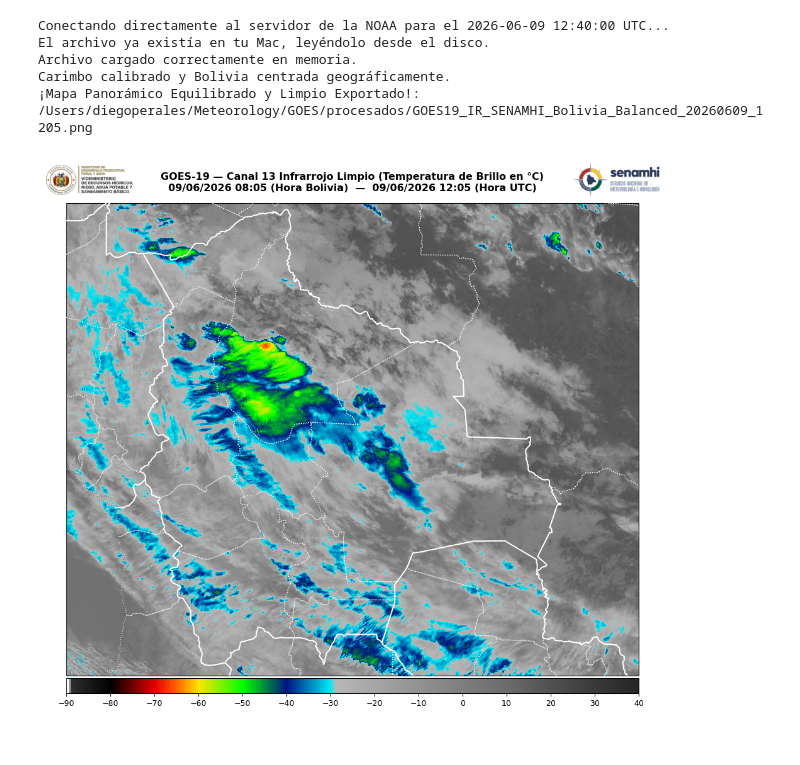
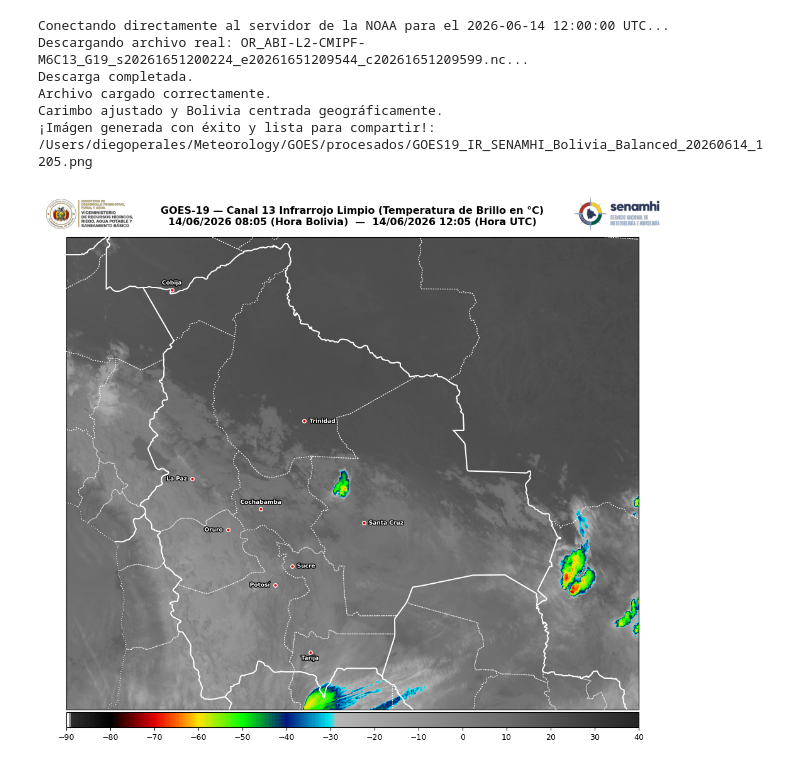
Before and after one commit to diegomapper/goes_env, a Jupyter notebook: Scripts/01_goes19_infrarrojo.ipynb, the cells around one changed output. Drawn from its saved outputs; the diff is of its cells as text; code cells hidden in the pictures.

Commit message:
Agregar ciudades capitales al producto visual

```diff
--- a/Scripts/01_goes19_infrarrojo.ipynb
+++ b/Scripts/01_goes19_infrarrojo.ipynb
@@ -10,8 +10,8 @@ import s3fs
 # ==========================================
 # 1. CONFIGURACIÓN DEL USUARIO
 # ==========================================
-# Fecha que quieres buscar (Año, Mes, Día, Hora UTC)
-FECHA_BUSCADA = datetime(2026, 6, 9, 12, 40)
+# Fecha y hora de la imágen satelital (Año, Mes, Día, Hora, Minutos [UTC])
+FECHA_BUSCADA = datetime(2026, 6, 14, 12, 00)
 
 # Rutas locales
 BASE_DIR = "/Users/diegoperales/Meteorology/GOES"
@@ -54,7 +54,7 @@ try:
 
     # Descarga física al disco duro
     if not os.path.exists(local_path):
-        print(f"Descargando archivo real: {file_name}...")
+        print(f"Descargando archivo: {file_name}...")
         fs.get(s3_path, local_path)
         print("Descarga completada.")
     else:
@@ -142,18 +142,53 @@ ax.add_feature(cfeature.COASTLINE, linestyle='-', edgecolor='#555555', linewidth
 ax.add_feature(cfeature.BORDERS, linestyle='-', edgecolor=COLOR_BLANCO, linewidth=1.4, zorder=3)
 ax.add_feature(cfeature.STATES, linestyle=(0, (1, 2)), edgecolor=COLOR_BLANCO, linewidth=0.9, zorder=4)
 
-# --- CAPA 3: DOBLE HUSO HORARIO ---
+# --- CAPA 3: CAPITALES DE DEPARTAMENTO ---
+import matplotlib.patheffects as patheffects  # Importación para el efecto de borde
+
+# Diccionario con las coordenadas exactas de las 9 capitales de Bolivia
+capitales = {
+    "Cobija":        {"lat": -11.02, "lon": -68.74, "pos": "top"},
+    "Trinidad":      {"lat": -14.83, "lon": -64.90, "pos": "right"},
+    "La Paz":        {"lat": -16.50, "lon": -68.15, "pos": "left"},
+    "Cochabamba":    {"lat": -17.38, "lon": -66.16, "pos": "top"},
+    "Santa Cruz":    {"lat": -17.78, "lon": -63.18, "pos": "right"},
+    "Oruro":         {"lat": -17.98, "lon": -67.11, "pos": "left"},
+    "Sucre":         {"lat": -19.03, "lon": -65.26, "pos": "right"},
+    "Potosí":        {"lat": -19.58, "lon": -65.75, "pos": "left"},
+    "Tarija":        {"lat": -21.53, "lon": -64.73, "pos": "bottom"}
+}
+
+# Dibujamos los puntos y los nombres de las capitales
+for ciudad, info in capitales.items():
+    # 1. Dibujar el punto rojo con borde blanco y ajustar el tamaño (marksize)
+    ax.plot(info["lon"], info["lat"], marker='o', color='#E50001',
+            markersize=4, markeredgecolor='white', markeredgewidth=1.0,
+            transform=ccrs.PlateCarree(), zorder=10)
+
+    # 2. Ajuste del texto para que no se posicione sobre el punto
+    offset_lon = 0.15 if info["pos"] == "right" else (-0.15 if info["pos"] == "left" else 0)
+    offset_lat = 0.15 if info["pos"] == "top" else (-0.22 if info["pos"] == "bottom" else -0.05)
+
+    alignment_h = "left" if info["pos"] == "right" else ("right" if info["pos"] == "left" else "center")
+
+    # 3. Colocar el nombre y ajustar el tamaño del texto
+    ax.text(info["lon"] + offset_lon, info["lat"] + offset_lat, ciudad,
+            color='white', fontsize=6.5, fontweight='bold',
+            horizontalalignment=alignment_h, transform=ccrs.PlateCarree(), zorder=11,
+            path_effects=[patheffects.withStroke(linewidth=2, foreground='black')])
+
+# --- CAPA 4: DOBLE HUSO HORARIO ---
 fecha_utc = datetime.strptime(ds.t.dt.strftime('%Y-%m-%d %H:%M').item(), '%Y-%m-%d %H:%M')
 fecha_bot = fecha_utc - timedelta(hours=4)
 
 string_utc = fecha_utc.strftime('%d/%m/%Y %H:%M (Hora UTC)')
 string_bot = fecha_bot.strftime('%d/%m/%Y %H:%M (Hora Bolivia)')
 
-# --- CAPA 4: TÍTULO ---
+# --- CAPA 5: TÍTULO ---
 ax.set_title(f"GOES-19 — Canal 13 Infrarrojo Limpio (Temperatura de Brillo en °C)\n{string_bot}  —  {string_utc}",
              fontsize=11.5, fontweight='bold', pad=14, loc='center', linespacing=1.3)
 
-# --- CAPA 5: BARRA DE COLORES DE REFERENCIA ---
+# --- CAPA 6: BARRA DE COLORES DE REFERENCIA ---
 divider = make_axes_locatable(ax)
 cax = divider.append_axes("bottom", size="3.2%", pad=0.04, axes_class=plt.Axes)
 
@@ -161,39 +196,40 @@ cbar = plt.colorbar(im, cax=cax, orientation='horizontal')
 cbar.set_ticks([-90, -80, -70, -60, -50, -40, -30, -20, -10, 0, 10, 20, 30, 40])
 cbar.ax.tick_params(labelsize=9)
 
-# --- CAPA 6: POSICIONAMIENTO DINÁMICO DE LOGOS ---
+# --- CAPA 7: POSICIONAMIENTO DINÁMICO DE LOGOS ---
 PATH_LOGOS = os.path.join(BASE_DIR, "logos")
 try:
     img_ministerio_path = os.path.join(PATH_LOGOS, "logo_ministerio.png")
     img_senamhi_path = os.path.join(PATH_LOGOS, "logo_senamhi.png")
 
     if os.path.exists(img_ministerio_path) and os.path.exists(img_senamhi_path):
         logo_ministerio = mpimg.imread(img_ministerio_path)
         logo_senamhi = mpimg.imread(img_senamhi_path)
 
         pos_mapa = ax.get_position()
 
         ax_logo_min = fig.add_axes([pos_mapa.x0, pos_mapa.y1 + 0.005, 0.14, 0.07])
         ax_logo_min.imshow(logo_ministerio)
         ax_logo_min.axis('off')
 
         ax_logo_sen = fig.add_axes([pos_mapa.x1 - 0.14, pos_mapa.y1 + 0.005, 0.14, 0.07])
         ax_logo_sen.imshow(logo_senamhi)
         ax_logo_sen.axis('off')
-        print("Carimbo calibrado y Bolivia centrada geográficamente.")
+        print("Carimbo ajustado y Bolivia centrada geográficamente.")
 except Exception as e:
     print(f"Alerta con logos: {e}")
 
 # Guardado
 output_name = f"{OUTPUTS}/GOES19_IR_SENAMHI_Bolivia_Balanced_{fecha_utc.strftime('%Y%m%d_%H%M')}.png"
 plt.savefig(output_name, dpi=200, bbox_inches='tight', pad_inches=0.03)
-print(f"¡Mapa Panorámico Equilibrado y Limpio Exportado!: {output_name}")
+print(f"¡Imágen generada con éxito y lista para compartir!: {output_name}")
 
 plt.show()
 # %% [output]
-Conectando directamente al servidor de la NOAA para el 2026-06-09 12:40:00 UTC...
-El archivo ya existía en tu Mac, leyéndolo desde el disco.
-Archivo cargado correctamente en memoria.
-Carimbo calibrado y Bolivia centrada geográficamente.
-¡Mapa Panorámico Equilibrado y Limpio Exportado!: /Users/diegoperales/Meteorology/GOES/procesados/GOES19_IR_SENAMHI_Bolivia_Balanced_20260609_1205.png
+Conectando directamente al servidor de la NOAA para el 2026-06-14 12:00:00 UTC...
+Descargando archivo real: OR_ABI-L2-CMIPF-M6C13_G19_s20261651200224_e20261651209544_c20261651209599.nc...
+Descarga completada.
+Archivo cargado correctamente.
+Carimbo ajustado y Bolivia centrada geográficamente.
+¡Imágen generada con éxito y lista para compartir!: /Users/diegoperales/Meteorology/GOES/procesados/GOES19_IR_SENAMHI_Bolivia_Balanced_20260614_1205.png
-[figure, old version]
+[figure, new version]
```
